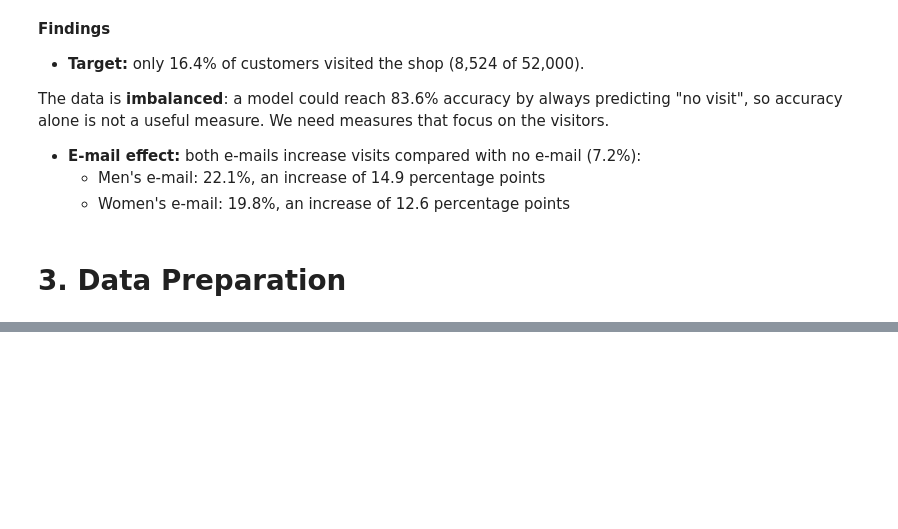
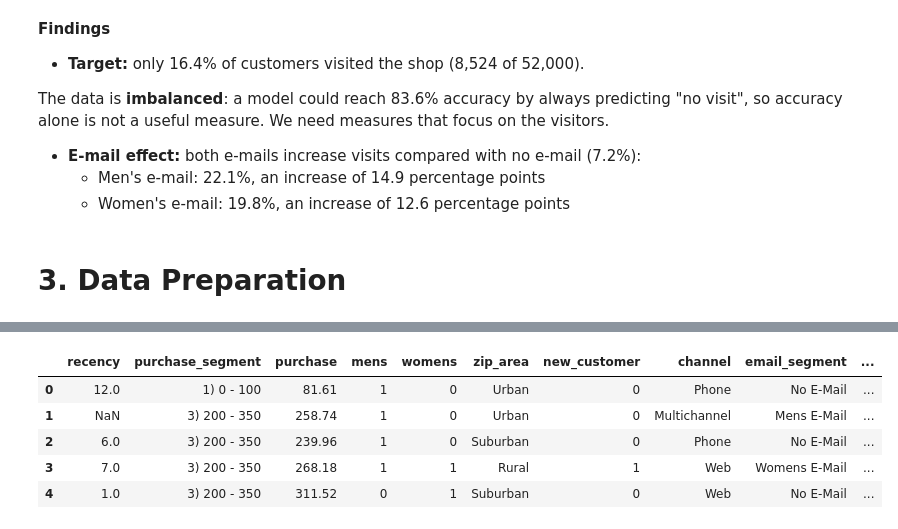
Before and after one commit to HuriyaAhmerr/AIP, a Jupyter notebook: AIP_(1).ipynb, the cells around one changed output, grey strips where cells are left out. Cells and saved outputs as stored; diff of their text form; code cells hidden in the pictures; blank space fills up the shorter version.

```diff
--- a/AIP_(1).ipynb
+++ b/AIP_(1).ipynb
@@ -231,0 +284,11 @@ Womens E-Mail:   increase_of = 12.6% compared with no e-mail
+# %%
+# Remove the ID, (almost) constant and leaking columns
+df = df.drop(columns=["Customer_ID", "account", "employed", "spend"])
+df.head()
+# %% [output]
+|  | recency | purchase_segment | purchase | mens | womens | zip_area | new_customer | channel | email_segment | ... |
+| 0 | 12.0 | 1) 0 - 100 | 81.61 | 1 | 0 | Urban | 0 | Phone | No E-Mail | ... |
+| 1 | NaN | 3) 200 - 350 | 258.74 | 1 | 0 | Urban | 0 | Multichannel | Mens E-Mail | ... |
+| 2 | 6.0 | 3) 200 - 350 | 239.96 | 1 | 0 | Suburban | 0 | Phone | No E-Mail | ... |
+| 3 | 7.0 | 3) 200 - 350 | 268.18 | 1 | 1 | Rural | 1 | Web | Womens E-Mail | ... |
+| 4 | 1.0 | 3) 200 - 350 | 311.52 | 0 | 1 | Suburban | 0 | Web | No E-Mail | ... |
```
Also changed, not shown: parts of 37 cells of this notebook.
